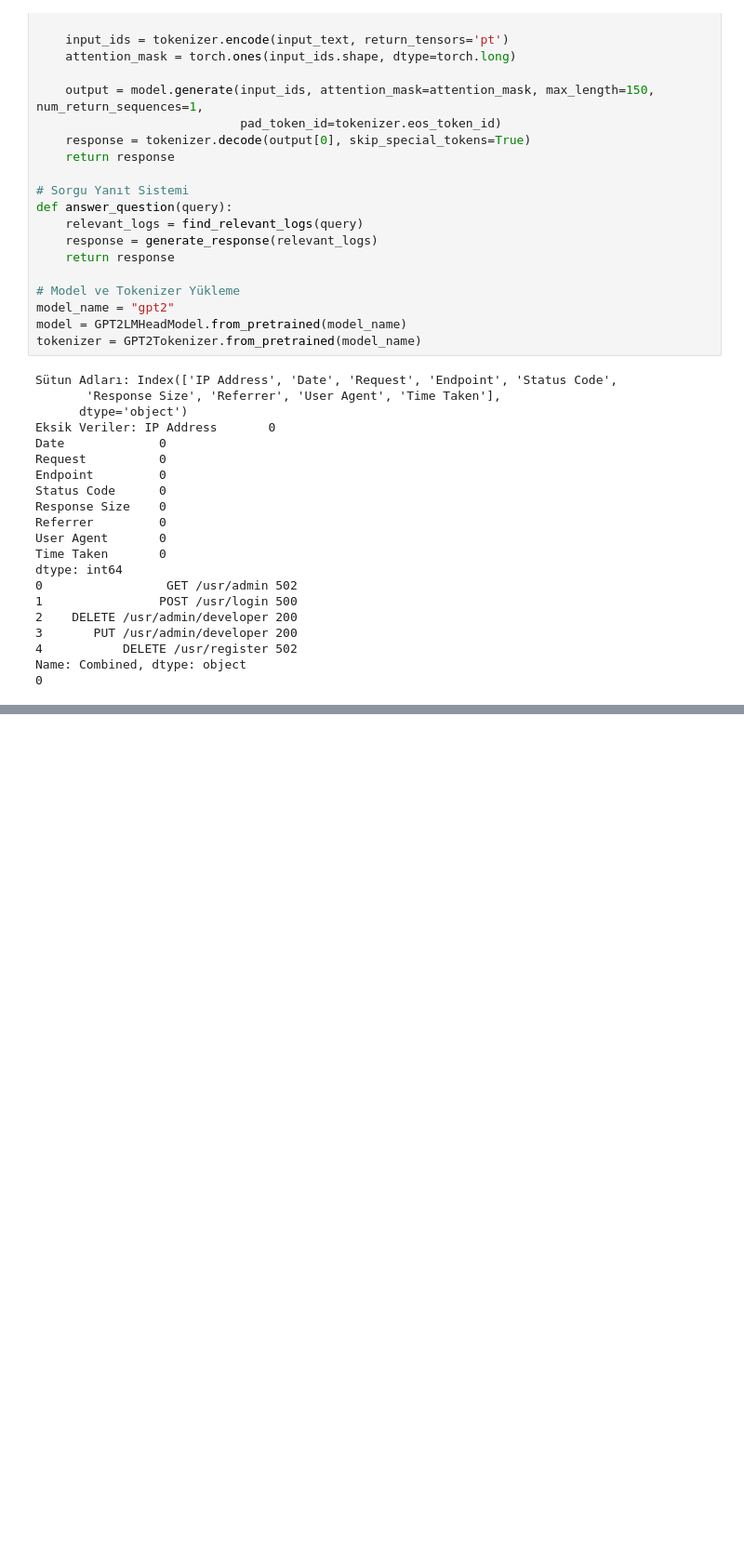
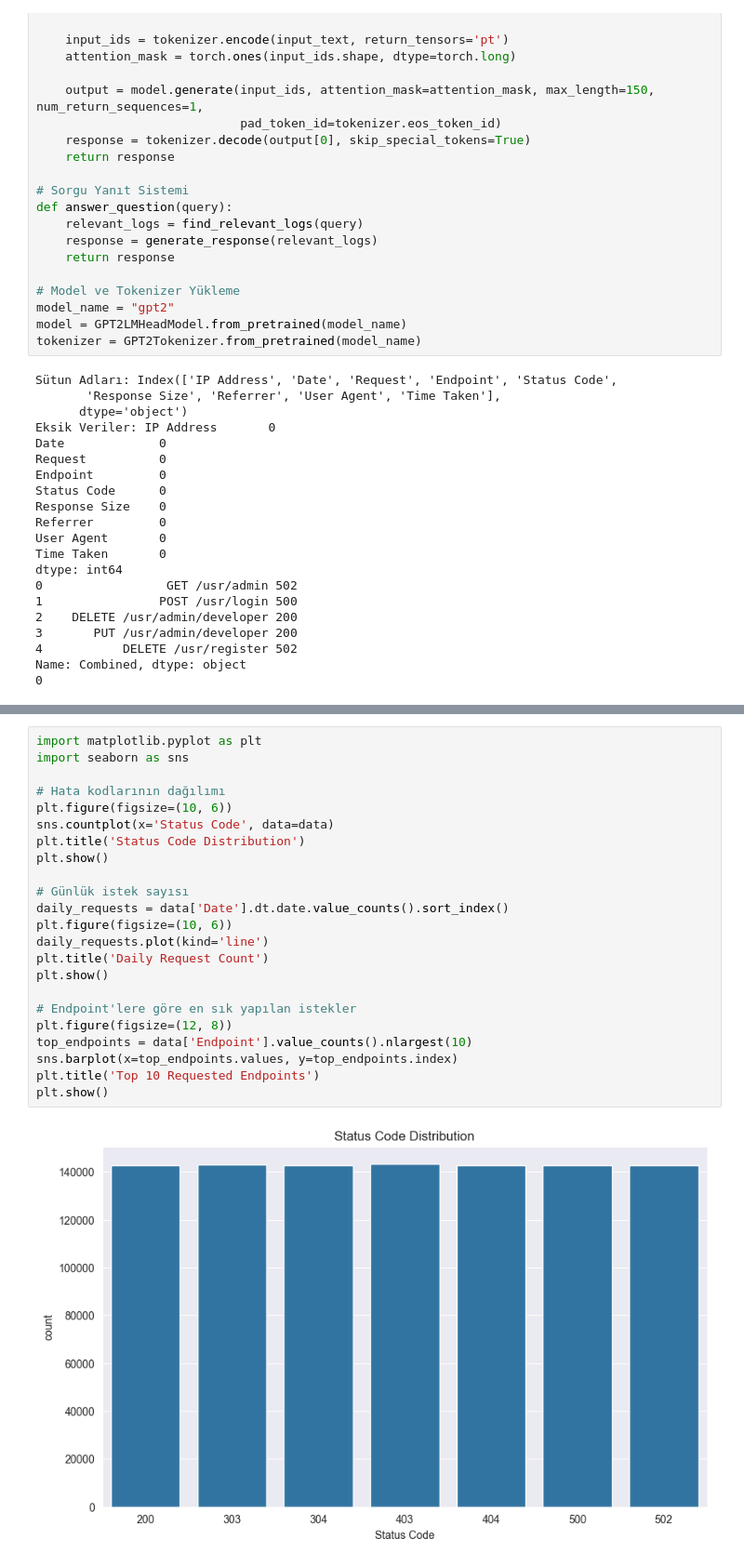
Before and after one commit to Furk4nBulut/TrafficQA-Responder-AI-RAG, a Jupyter notebook: Apache_t5-base-v2.ipynb, the cells around one changed output, grey strips where cells are left out. Shown: that part at 93% size. Drawn from its saved outputs; the diff is of its cells as text; blank space fills up the shorter version.

```diff
--- a/Apache_t5-base-v2.ipynb
+++ b/Apache_t5-base-v2.ipynb
@@ -149,0 +142,25 @@ Modelin Yanıtı: 2018-09-03 01:30:39+03:00 GET /usr 403 2019-11-07 11:37:03+03:
+# %%
+import matplotlib.pyplot as plt
+import seaborn as sns
+
+# Hata kodlarının dağılımı
+plt.figure(figsize=(10, 6))
+sns.countplot(x='Status Code', data=data)
+plt.title('Status Code Distribution')
+plt.show()
+
+# Günlük istek sayısı
+daily_requests = data['Date'].dt.date.value_counts().sort_index()
+plt.figure(figsize=(10, 6))
+daily_requests.plot(kind='line')
+plt.title('Daily Request Count')
+plt.show()
+
+# Endpoint'lere göre en sık yapılan istekler
+plt.figure(figsize=(12, 8))
+top_endpoints = data['Endpoint'].value_counts().nlargest(10)
+sns.barplot(x=top_endpoints.values, y=top_endpoints.index)
+plt.title('Top 10 Requested Endpoints')
+plt.show()
+# %% [output]
+[figure, added]
```
Also changed, not shown: parts of 3 cells of this notebook.
